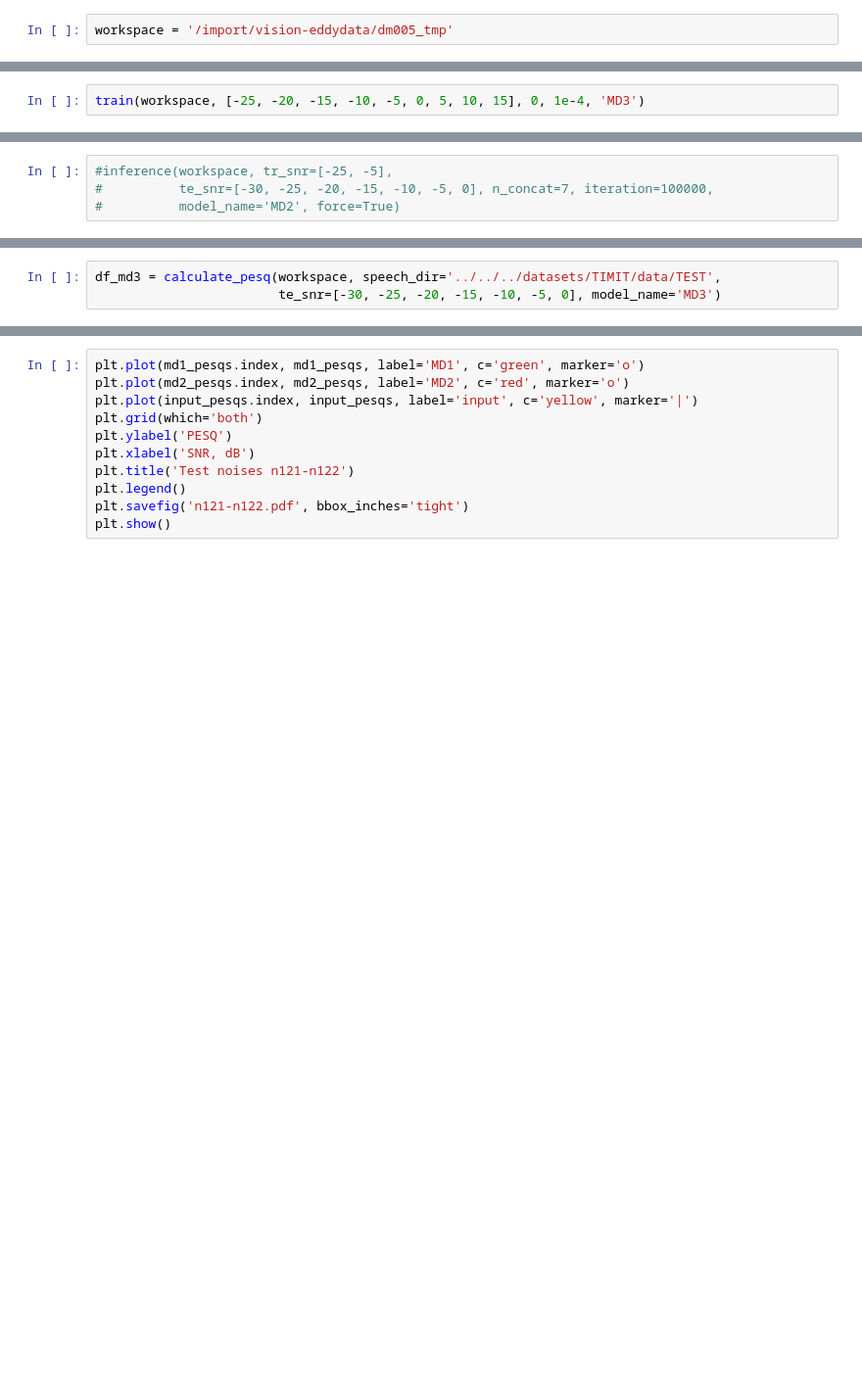
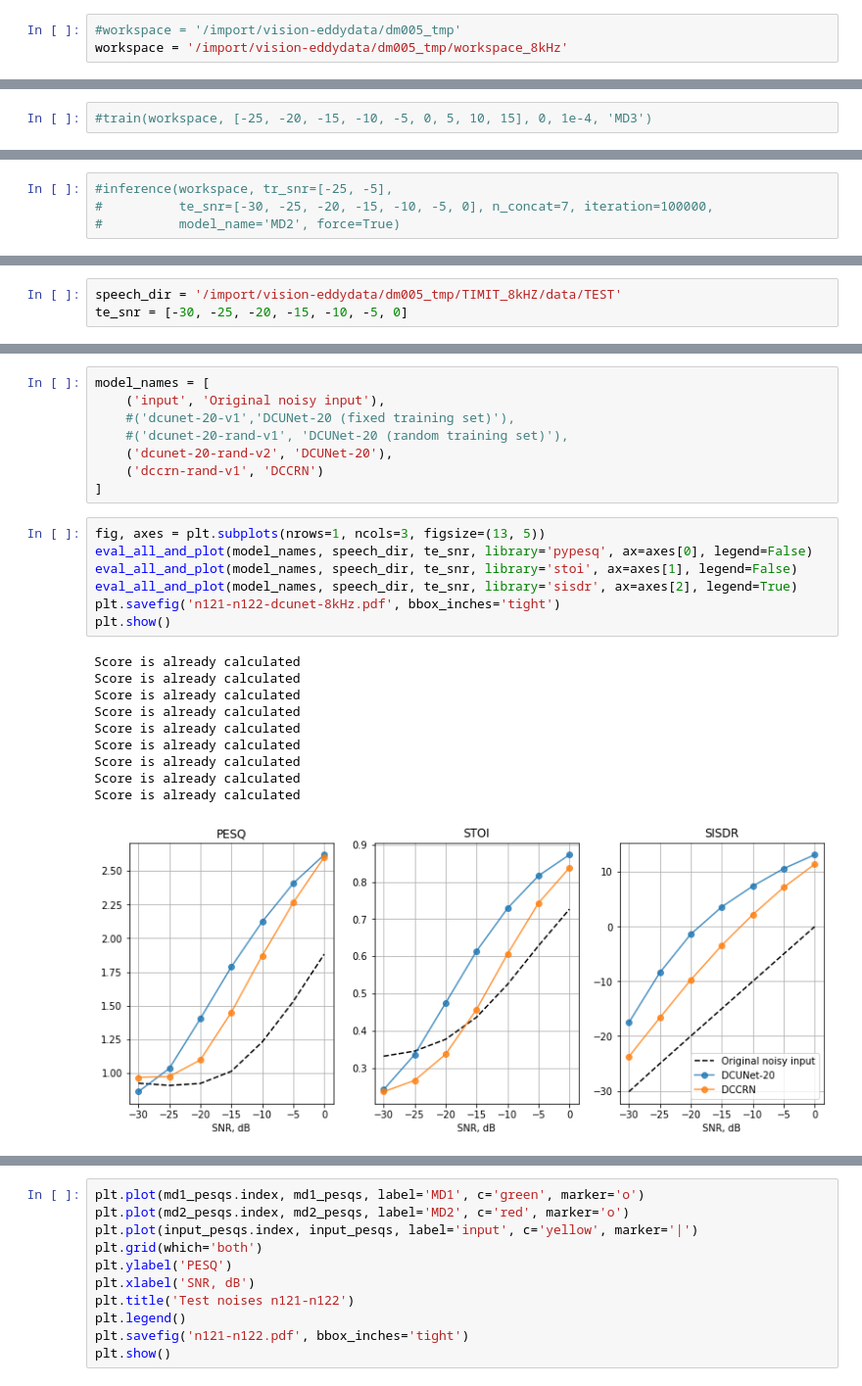
Before and after one commit to flyingleafe/sednn, a Jupyter notebook: mixture2clean_dnn/run.ipynb, the cells around one changed output, grey strips where cells are left out. Shown at 98% size. Cells and saved outputs as stored; diff of their text form; blank space fills up the shorter version.

```diff
--- a/mixture2clean_dnn/run.ipynb
+++ b/mixture2clean_dnn/run.ipynb
@@ -20,7 +20,8 @@ from evaluate import calculate_pesq
 The autoreload extension is already loaded. To reload it, use:
   %reload_ext autoreload
 # %%
-workspace = '/import/vision-eddydata/dm005_tmp'
+#workspace = '/import/vision-eddydata/dm005_tmp'
+workspace = '/import/vision-eddydata/dm005_tmp/workspace_8kHz'
 # %%
 #train(workspace, [-5, 0, 5, 10, 15], 0, 1e-2, 'MD1', force=True)
 # %%
@@ -28,2 +29,2 @@ workspace = '/import/vision-eddydata/dm005_tmp'
 # %%
-train(workspace, [-25, -20, -15, -10, -5, 0, 5, 10, 15], 0, 1e-4, 'MD3')
+#train(workspace, [-25, -20, -15, -10, -5, 0, 5, 10, 15], 0, 1e-4, 'MD3')
@@ -258,3 +45,3 @@ PESQ is already calculated
 # %%
-df_md3 = calculate_pesq(workspace, speech_dir='../../../datasets/TIMIT/data/TEST',
-                        te_snr=[-30, -25, -20, -15, -10, -5, 0], model_name='MD3')
+speech_dir = '/import/vision-eddydata/dm005_tmp/TIMIT_8kHZ/data/TEST'
+te_snr = [-30, -25, -20, -15, -10, -5, 0]
@@ -315,0 +97,26 @@ Name: mean, dtype: float64
+# %%
+model_names = [
+    ('input', 'Original noisy input'),
+    #('dcunet-20-v1','DCUNet-20 (fixed training set)'),
+    #('dcunet-20-rand-v1', 'DCUNet-20 (random training set)'),
+    ('dcunet-20-rand-v2', 'DCUNet-20'),
+    ('dccrn-rand-v1', 'DCCRN')
+]
+# %%
+fig, axes = plt.subplots(nrows=1, ncols=3, figsize=(13, 5))
+eval_all_and_plot(model_names, speech_dir, te_snr, library='pypesq', ax=axes[0], legend=False)
+eval_all_and_plot(model_names, speech_dir, te_snr, library='stoi', ax=axes[1], legend=False)
+eval_all_and_plot(model_names, speech_dir, te_snr, library='sisdr', ax=axes[2], legend=True)
+plt.savefig('n121-n122-dcunet-8kHz.pdf', bbox_inches='tight')
+plt.show()
+# %% [output]
+Score is already calculated
+Score is already calculated
+Score is already calculated
+Score is already calculated
+Score is already calculated
+Score is already calculated
+Score is already calculated
+Score is already calculated
+Score is already calculated
+[figure, added]
```
Also changed, not shown: parts of 21 cells of this notebook, 3 other files.
